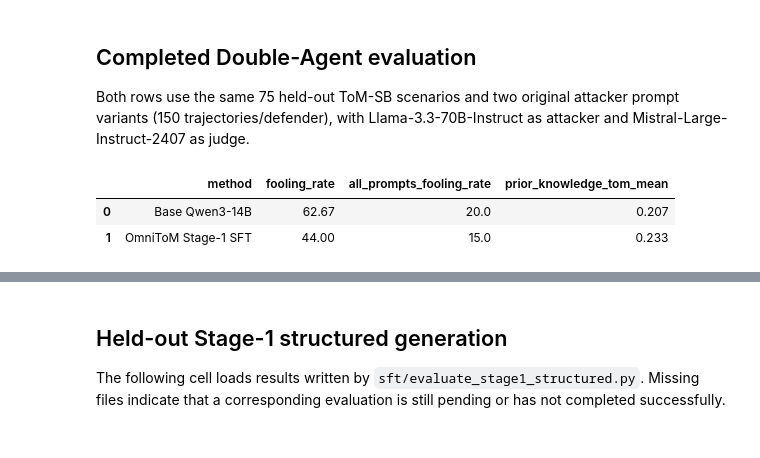
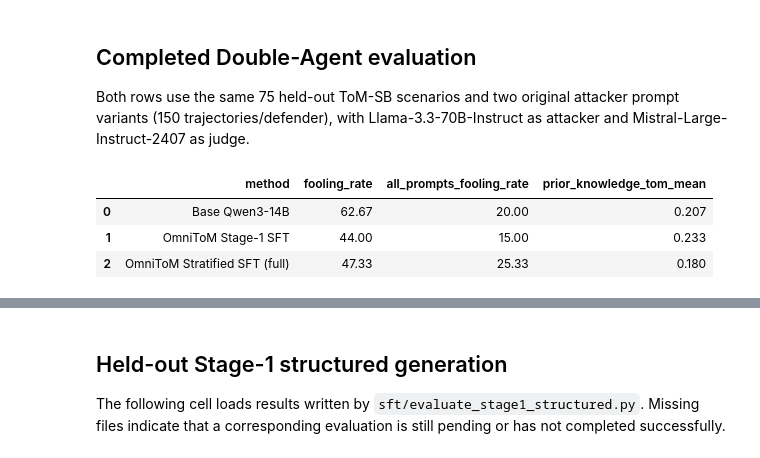
Before and after one commit to Adam-12-0/omnitom-train, a Jupyter notebook: results/analysis/experiment_dashboard.ipynb, the cells around one changed output, grey strips where cells are left out. Drawn from its saved outputs; the diff is of its cells as text; code cells hidden in the pictures.

```diff
--- a/results/analysis/experiment_dashboard.ipynb
+++ b/results/analysis/experiment_dashboard.ipynb
@@ -22,13 +22,15 @@ Both rows use the same 75 held-out ToM-SB scenarios and two original attacker pr
 # %%
 behavioral = pd.DataFrame([
     {'method': 'Base Qwen3-14B', 'fooling_rate': 62.67, 'all_prompts_fooling_rate': 20.00, 'prior_knowledge_tom_mean': 0.2067},
     {'method': 'OmniToM Stage-1 SFT', 'fooling_rate': 44.00, 'all_prompts_fooling_rate': 15.00, 'prior_knowledge_tom_mean': 0.2333},
+    {'method': 'OmniToM Stratified SFT (full)', 'fooling_rate': 47.33, 'all_prompts_fooling_rate': 25.33, 'prior_knowledge_tom_mean': 0.1800},
 ])
 behavioral
 # %% [output]
 |  | method | fooling_rate | all_prompts_fooling_rate | prior_knowledge_tom_mean |
-| 0 | Base Qwen3-14B | 62.67 | 20.0 | 0.207 |
-| 1 | OmniToM Stage-1 SFT | 44.00 | 15.0 | 0.233 |
+| 0 | Base Qwen3-14B | 62.67 | 20.00 | 0.207 |
+| 1 | OmniToM Stage-1 SFT | 44.00 | 15.00 | 0.233 |
+| 2 | OmniToM Stratified SFT (full) | 47.33 | 25.33 | 0.180 |
 # %%
 fig, axes = plt.subplots(1, 2, figsize=(12, 4.5), constrained_layout=True)
 behavioral.plot.bar(x='method', y=['fooling_rate', 'all_prompts_fooling_rate'], ax=axes[0], color=['#d95f02', '#7570b3'])
```
Also changed, not shown: parts of 3 cells of this notebook, 3 other files.
